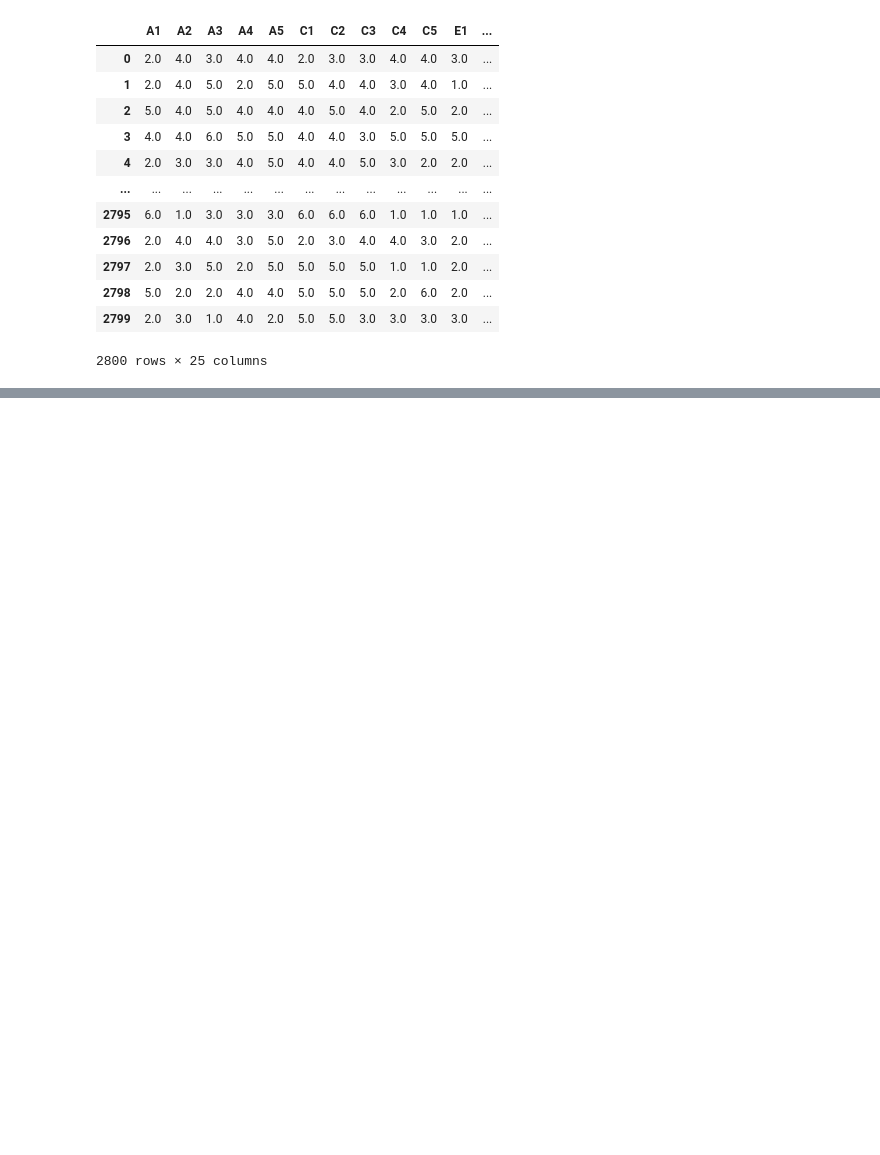
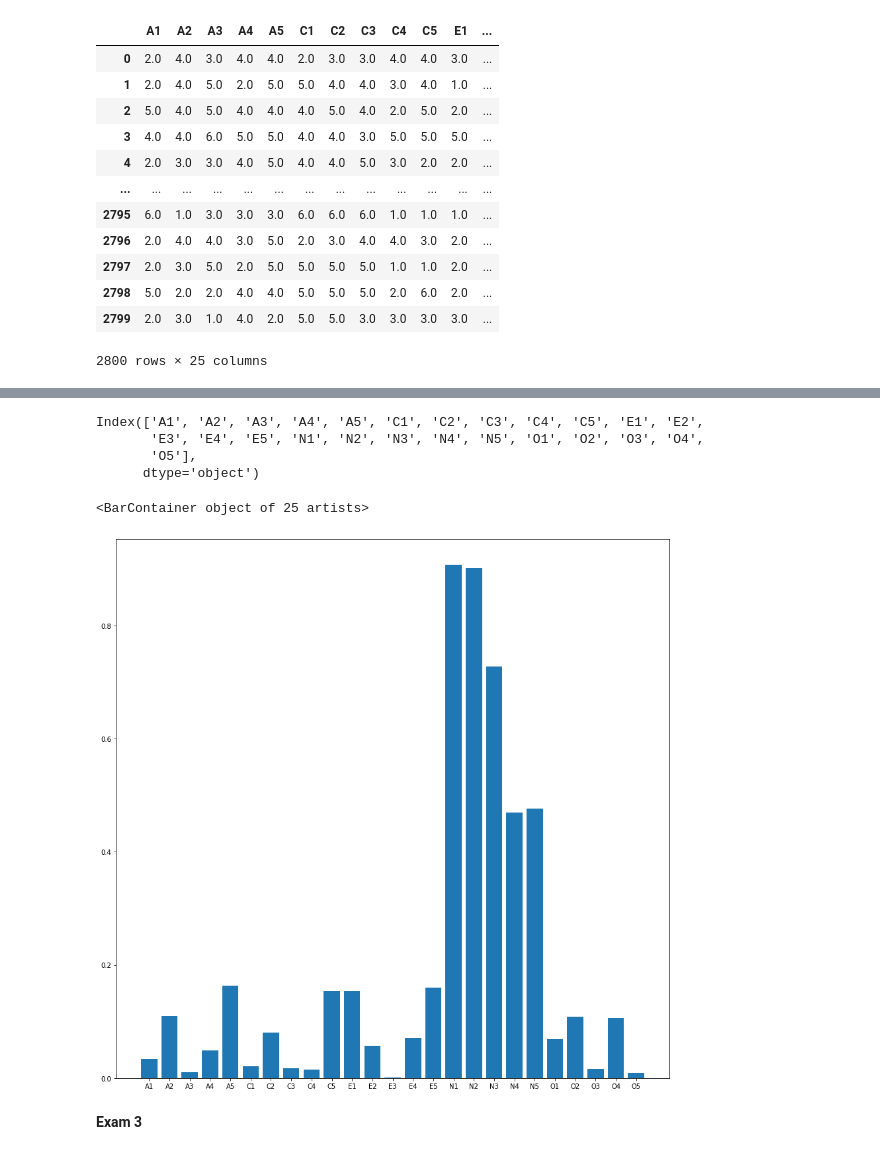
Before and after one commit to ThanikPimpiban/mulitivariate, a Jupyter notebook: Chapter_5_Factor_Analysis.ipynb, the cells around one changed output, grey strips where cells are left out. Drawn from its saved outputs; the diff is of its cells as text; code cells hidden in the pictures; blank space fills up the shorter version.

Commit message:
Exam03

```diff
--- a/Chapter_5_Factor_Analysis.ipynb
+++ b/Chapter_5_Factor_Analysis.ipynb
@@ -65,0 +165,14 @@ bfi_data_dropped
+# %%
+bfi_data_dropped.columns
+# %% [output]
+Index(['A1', 'A2', 'A3', 'A4', 'A5', 'C1', 'C2', 'C3', 'C4', 'C5', 'E1', 'E2',
+       'E3', 'E4', 'E5', 'N1', 'N2', 'N3', 'N4', 'N5', 'O1', 'O2', 'O3', 'O4',
+       'O5'],
+      dtype='object')
+# %%
+plt.bar(range(25),np.absolute(fa2.loadings_[:,0]),tick_label=bfi_data_dropped.columns)
+# %% [output]
+<BarContainer object of 25 artists>
+[figure, added]
+# %% [markdown]
+**Exam 3**
```
Also changed, not shown: parts of 38 cells of this notebook.
